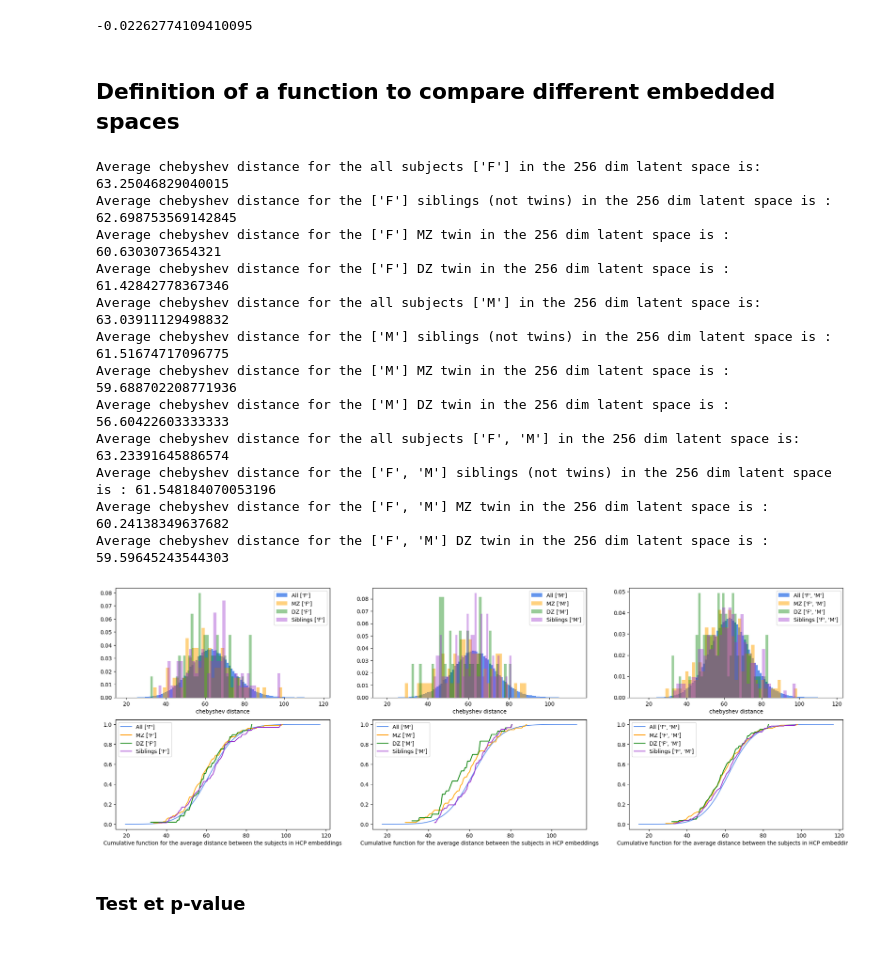
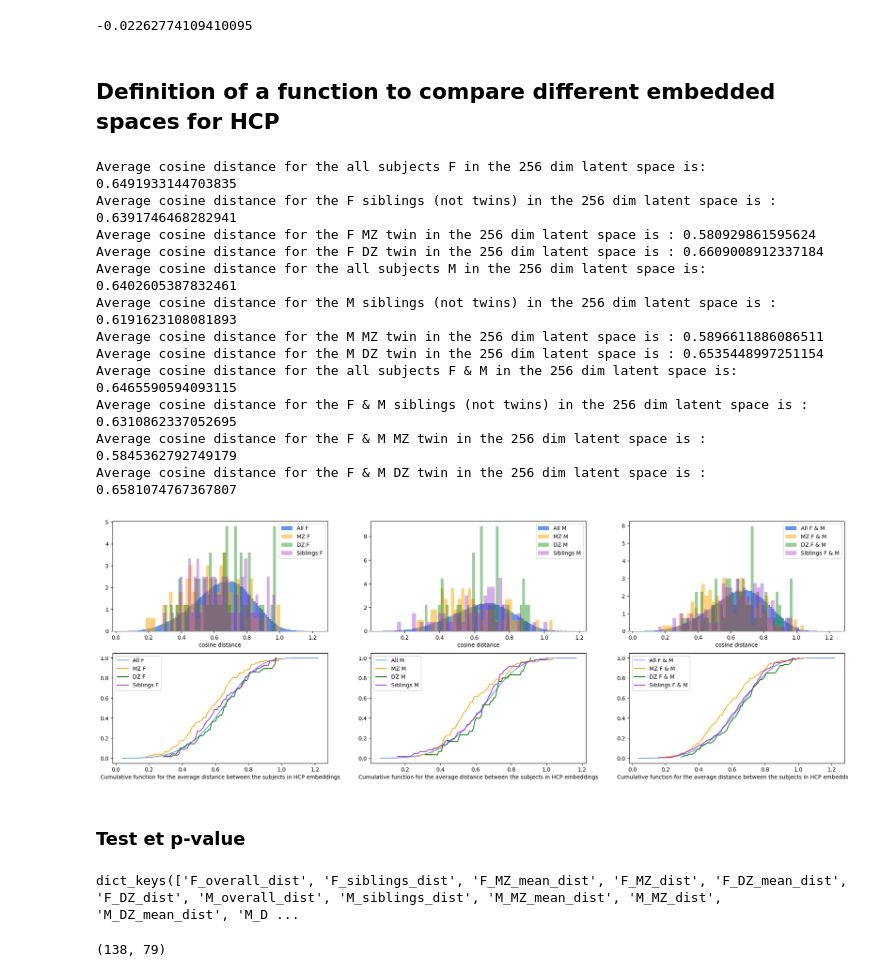
Before and after one commit to neurospin/champollion_V1, a Jupyter notebook: contrastive/notebooks/antoine/HCP_MZ_dist_corr_left_PCS.ipynb, the cells around one changed output. Saved outputs shown, nothing was run; the diff lists cells and outputs as text; code cells hidden in the pictures; blank space fills up the shorter version.

```diff
--- a/contrastive/notebooks/antoine/HCP_MZ_dist_corr_left_PCS.ipynb
+++ b/contrastive/notebooks/antoine/HCP_MZ_dist_corr_left_PCS.ipynb
@@ -178,7 +178,7 @@ First, the monozygous twins.
 zygot_dist = []
 MZ_eucli_dist = []
 
-for twin_pair in list_zygot_twin_id:
+for twin_pair in list_MZ_twin_id:
     twin0 = twin_pair[0]
     twin1 = twin_pair[1]
     zygot_dist.append((distance.pdist([embedding.loc[twin0].values, embedding.loc[twin1].values], 'cosine'))[0])
@@ -272,7 +272,7 @@ And compute the relative difference between the average distance and the specifi
 # %% [output]
 -0.02262774109410095
 # %% [markdown]
-## Definition of a function to compare different embedded spaces
+## Definition of a function to compare different embedded spaces for HCP
 # %%
 def visual_dist_ebd(embedding, metric):
     '''
@@ -380,26 +381,31 @@ def visual_dist_ebd(embedding, metric):
 # %%
-embedding = pd.read_csv("/neurospin/dico/adufournet/Runs/02_Heritability_Left_PCS_HCP/Program/Output/2024-05-13/09-33-29_206/hcp_epoch60_embeddings/full_embeddings.csv", index_col=0)
-#embedding = pd.read_csv("/neurospin/dico/adufournet/Runs/01_Heritability_Right_PCS_HCP/Input/hcp_cingulate_full_embeddings.csv", index_col=0)
+#embedding = pd.read_csv("/neurospin/dico/adufournet/Runs/02_Heritability_Left_PCS_HCP/Program/Output/2024-05-13/09-33-29_206/hcp_epoch60_embeddings/full_embeddings.csv", index_col=0)
+embedding = pd.read_csv("/neurospin/dico/adufournet/Runs/01_Heritability_Right_PCS_HCP/Input/hcp_cingulate_full_embeddings.csv", index_col=0)
 #embedding = pd.read_csv('/neurospin/dico/adufournet/Runs/04_Heritability_Right_PCS_HCP_dim10/Output/2024-05-16/14-59-55_124/HCP_epoch100_embeddings/full_embeddings.csv', index_col=0)
 #embedding = pd.read_csv('/neurospin/dico/adufournet/Runs/05_Heritability_Left_PCS_HCP_dim10/Output/2024-05-16/18-00-43_101/HCP_epoch100_embeddings/full_embeddings.csv', index_col=0)
 # %%
-visual_dist_ebd(embedding, 'chebyshev') # 'euclidean', 'cosine'
+dic_rslt = visual_dist_ebd(embedding, 'cosine')# 'chebyshev', 'euclidean', 'cosine'
 # %% [output]
-Average chebyshev distance for the all subjects ['F'] in the 256 dim latent space is:
-63.25046829040015
-Average chebyshev distance for the ['F'] siblings (not twins) in the 256 dim latent space is : 62.698753569142845
-Average chebyshev distance for the ['F'] MZ twin in the 256 dim latent space is : 60.6303073654321
-Average chebyshev distance for the ['F'] DZ twin in the 256 dim latent space is : 61.42842778367346
-Average chebyshev distance for the all subjects ['M'] in the 256 dim latent space is:
-63.03911129498832
-Average chebyshev distance for the ['M'] siblings (not twins) in the 256 dim latent space is : 61.51674717096775
-Average chebyshev distance for the ['M'] MZ twin in the 256 dim latent space is : 59.688702208771936
-Average chebyshev distance for the ['M'] DZ twin in the 256 dim latent space is : 56.60422603333333
-Average chebyshev distance for the all subjects ['F', 'M'] in the 256 dim latent space is:
-63.23391645886574
-Average chebyshev distance for the ['F', 'M'] siblings (not twins) in the 256 dim latent space is : 61.548184070053196
-Average chebyshev distance for the ['F', 'M'] MZ twin in the 256 dim latent space is : 60.24138349637682
-Average chebyshev distance for the ['F', 'M'] DZ twin in the 256 dim latent space is : 59.59645243544303
+Average cosine distance for the all subjects F in the 256 dim latent space is: 0.6491933144703835
+Average cosine distance for the F siblings (not twins) in the 256 dim latent space is : 0.6391746468282941
+Average cosine distance for the F MZ twin in the 256 dim latent space is : 0.580929861595624
+Average cosine distance for the F DZ twin in the 256 dim latent space is : 0.6609008912337184
+Average cosine distance for the all subjects M in the 256 dim latent space is: 0.6402605387832461
+Average cosine distance for the M siblings (not twins) in the 256 dim latent space is : 0.6191623108081893
+Average cosine distance for the M MZ twin in the 256 dim latent space is : 0.5896611886086511
+Average cosine distance for the M DZ twin in the 256 dim latent space is : 0.6535448997251154
+Average cosine distance for the all subjects F & M in the 256 dim latent space is: 0.6465590594093115
+Average cosine distance for the F & M siblings (not twins) in the 256 dim latent space is : 0.6310862337052695
+Average cosine distance for the F & M MZ twin in the 256 dim latent space is : 0.5845362792749179
+Average cosine distance for the F & M DZ twin in the 256 dim latent space is : 0.6581074767367807
-[figure, old version]
+[figure, new version]
 # %% [markdown]
 ### Test et p-value
+# %%
+dic_rslt.keys()
+# %% [output]
+dict_keys(['F_overall_dist', 'F_siblings_dist', 'F_MZ_mean_dist', 'F_MZ_dist', 'F_DZ_mean_dist', 'F_DZ_dist', 'M_overall_dist', 'M_siblings_dist', 'M_MZ_mean_dist', 'M_MZ_dist', 'M_DZ_mean_dist', 'M_D ...
+# %%
+len(dic_rslt['F & M_MZ_dist']), len(dic_rslt['F & M_DZ_dist'])
+# %% [output]
+(138, 79)
```
Also changed, not shown: parts of 8 cells of this notebook.
